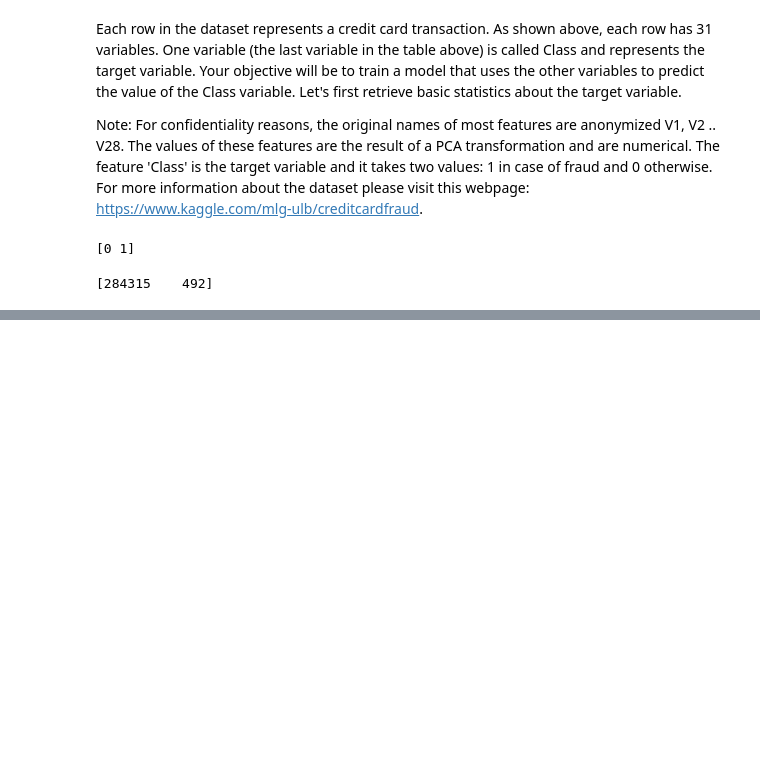
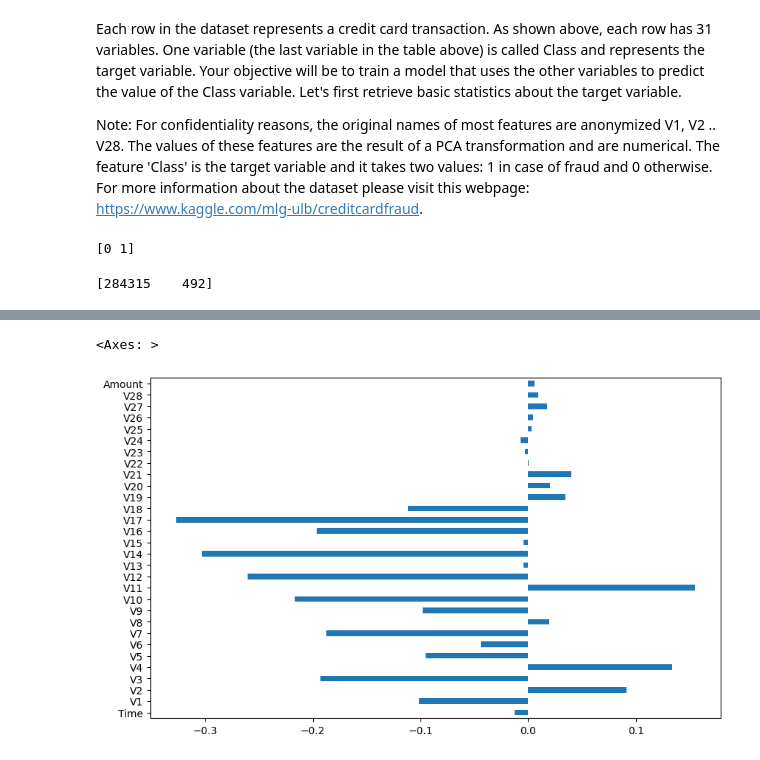
Before and after one commit to Sank3t-Pand3y/MachineLearning_Projects, a Jupyter notebook: Credit_card_fraud_detection_with_Decision_Trees_and_SVM.ipynb, the cells around one changed output, grey strips where cells are left out. Cells and saved outputs as stored; diff of their text form; code cells hidden in the pictures; blank space fills up the shorter version.

```diff
--- a/Credit_card_fraud_detection_with_Decision_Trees_and_SVM.ipynb
+++ b/Credit_card_fraud_detection_with_Decision_Trees_and_SVM.ipynb
@@ -55,0 +66,6 @@ print(sizes)
+# %%
+correlation_values = raw_data.corr()['Class'].drop('Class')
+correlation_values.plot(kind='barh', figsize=(10, 6))
+# %% [output]
+<Axes: >
+[figure, added]
```
Also changed, not shown: parts of 47 cells of this notebook.
